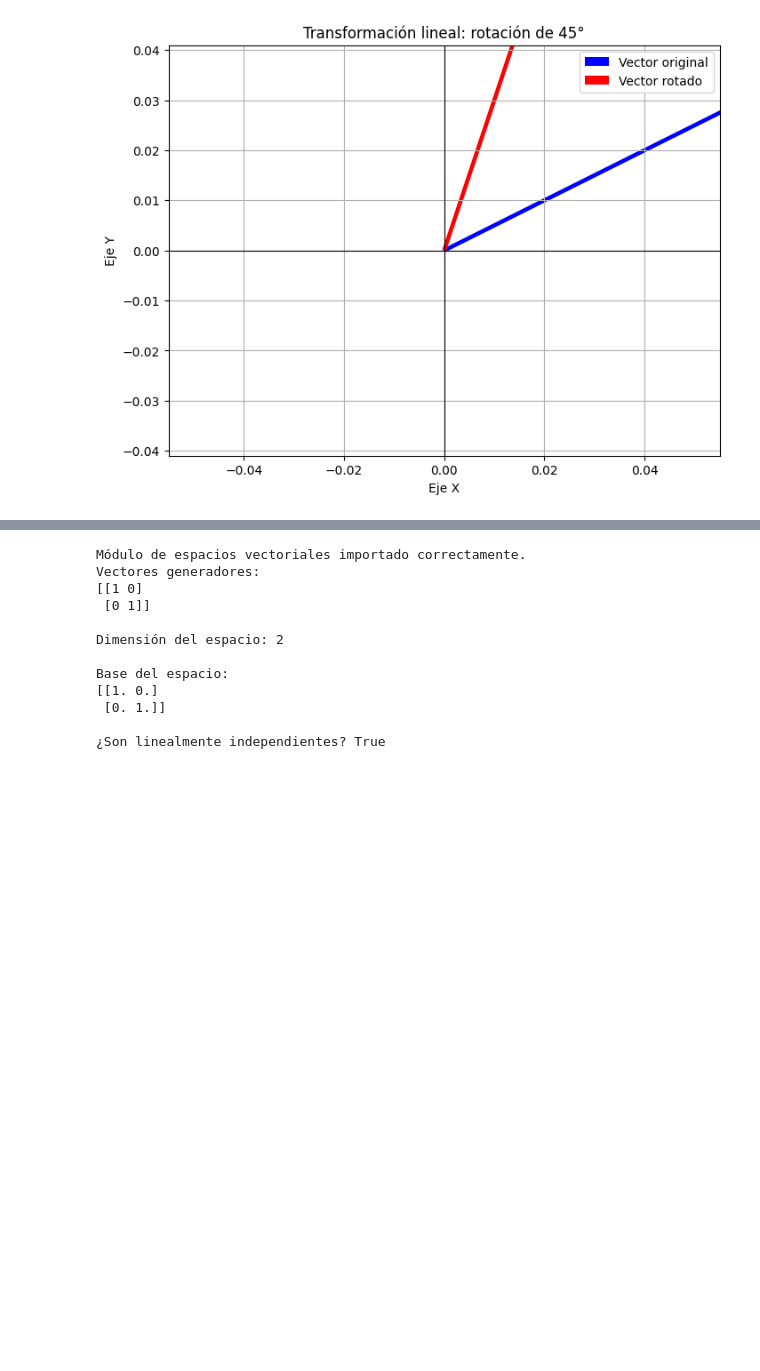
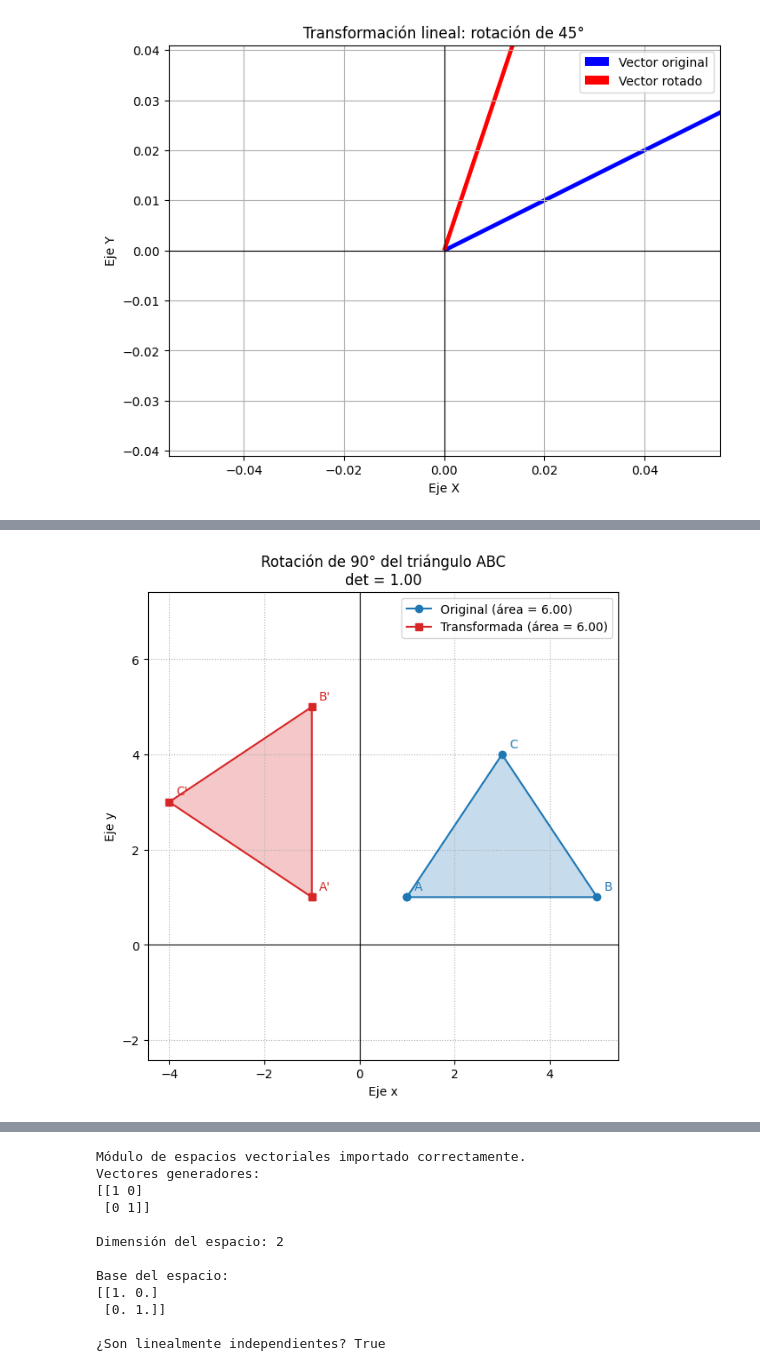
Before and after one commit to NicolasMuskusTarazona/Transforma-Tec, a Jupyter notebook: Transforma_Tec_Reto_Final.ipynb, the cells around one changed output, grey strips where cells are left out. Cells and saved outputs as stored; diff of their text form; code cells hidden in the pictures; blank space fills up the shorter version.

```diff
--- a/Transforma_Tec_Reto_Final.ipynb
+++ b/Transforma_Tec_Reto_Final.ipynb
@@ -419,0 +1062,18 @@ plt.show()
+# %%
+import numpy as np
+from src.transformaciones import (
+    matriz_traslacion, rotacion_homogenea, escalamiento_homogeneo,
+    reflexion_homogenea, cizallamiento_homogeneo, rotacion_alrededor_de_punto,
+    crear_triangulo, crear_cuadrado, crear_sprite,
+    aplicar_homogenea, analizar_transformacion, verificar_orden_importa,
+    componer_transformaciones, graficar_poligono_transformado
+)
+
+np.set_printoptions(precision=3, suppress=True)
+
+T = matriz_traslacion(2, 1)
+print("Matriz de traslación T(2, 1):\n", T)
+
+triangulo = crear_triangulo()
+print("\nVértices originales A, B, C:\n", triangulo)
+print("\nVértices trasladados:\n", aplicar_homogenea(T, triangulo))
@@ -419,0 +1095,8 @@ plt.show()
+# %%
+# Figura: rotación de 90° del triángulo
+res = graficar_poligono_transformado(
+    rotacion_homogenea(90), triangulo,
+    titulo="Rotación de 90° del triángulo ABC",
+    guardar_en="figura_rotacion_triangulo.png")
+# %% [output]
+[figure, added]
```
Also changed, not shown: parts of 47 cells of this notebook, 14 other files.
